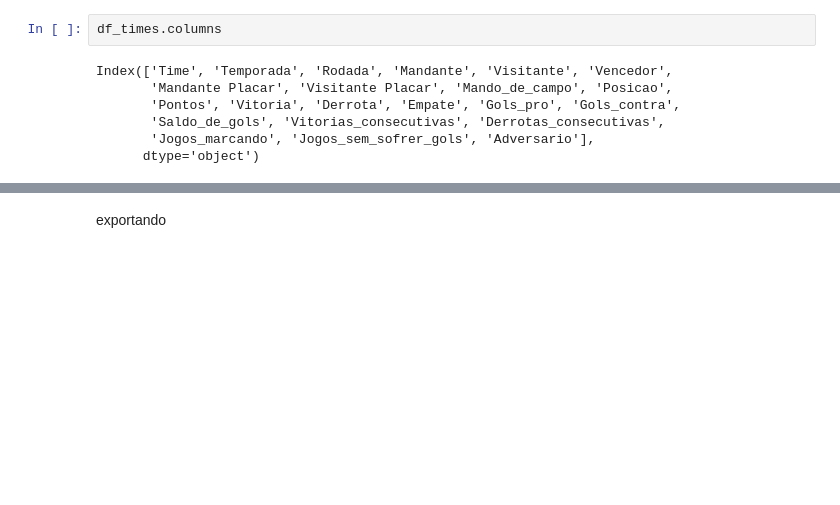
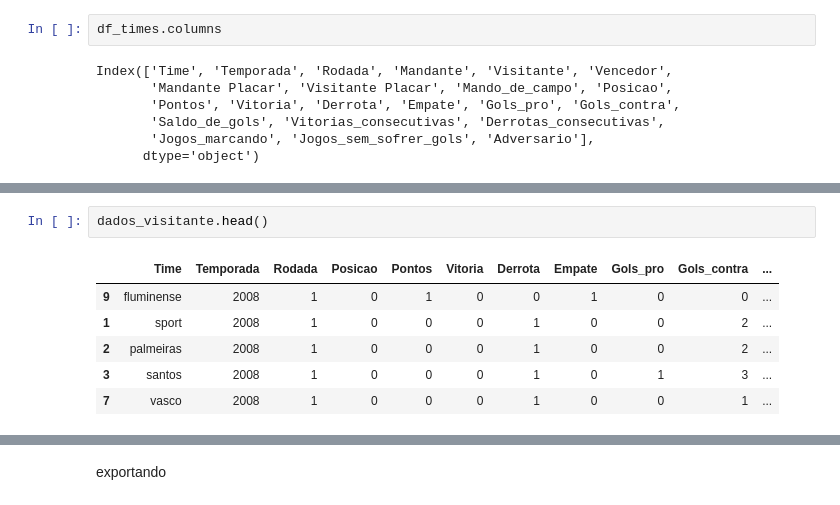
Before and after one commit to DavidAntonio7/data_frame_brasileirao, a Jupyter notebook: montando_DataFrame.ipynb, the cells around one changed output, grey strips where cells are left out. Drawn from its saved outputs; the diff is of its cells as text; blank space fills up the shorter version.

```diff
--- a/montando_DataFrame.ipynb
+++ b/montando_DataFrame.ipynb
@@ -341,0 +439,9 @@ df_times.head()
+# %%
+dados_visitante.head()
+# %% [output]
+|  | Time | Temporada | Rodada | Posicao | Pontos | Vitoria | Derrota | Empate | Gols_pro | Gols_contra | ... |
+| 9 | fluminense | 2008 | 1 | 0 | 1 | 0 | 0 | 1 | 0 | 0 | ... |
+| 1 | sport | 2008 | 1 | 0 | 0 | 0 | 1 | 0 | 0 | 2 | ... |
+| 2 | palmeiras | 2008 | 1 | 0 | 0 | 0 | 1 | 0 | 0 | 2 | ... |
+| 3 | santos | 2008 | 1 | 0 | 0 | 0 | 1 | 0 | 1 | 3 | ... |
+| 7 | vasco | 2008 | 1 | 0 | 0 | 0 | 1 | 0 | 0 | 1 | ... |
```
Also changed, not shown: parts of 28 cells of this notebook.
